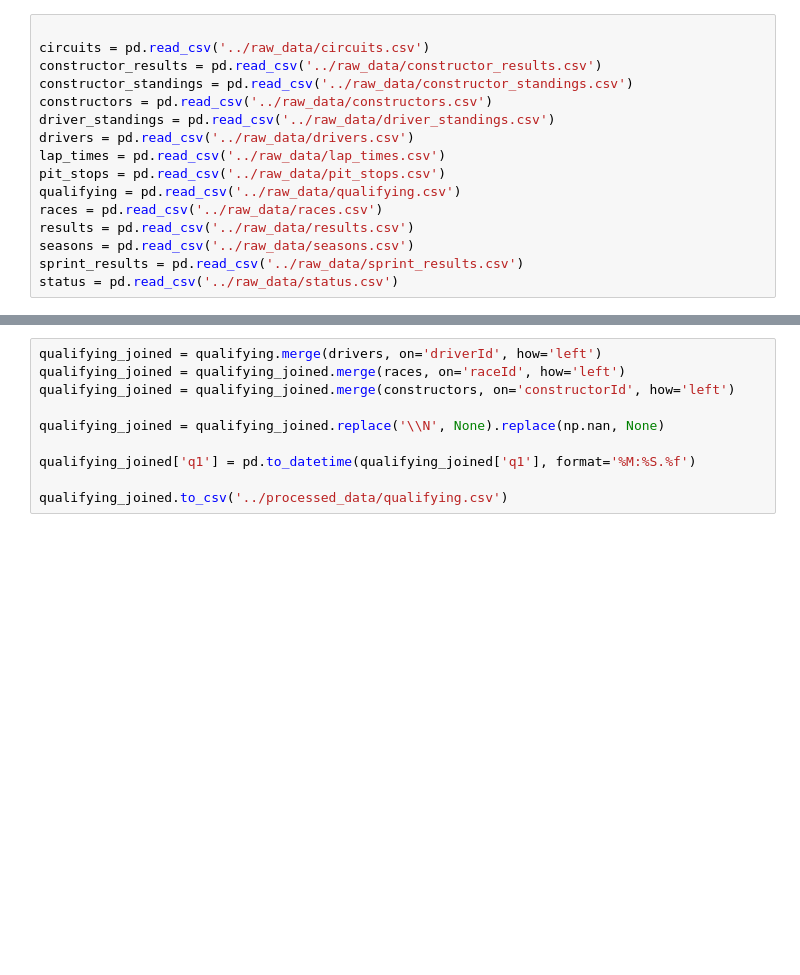
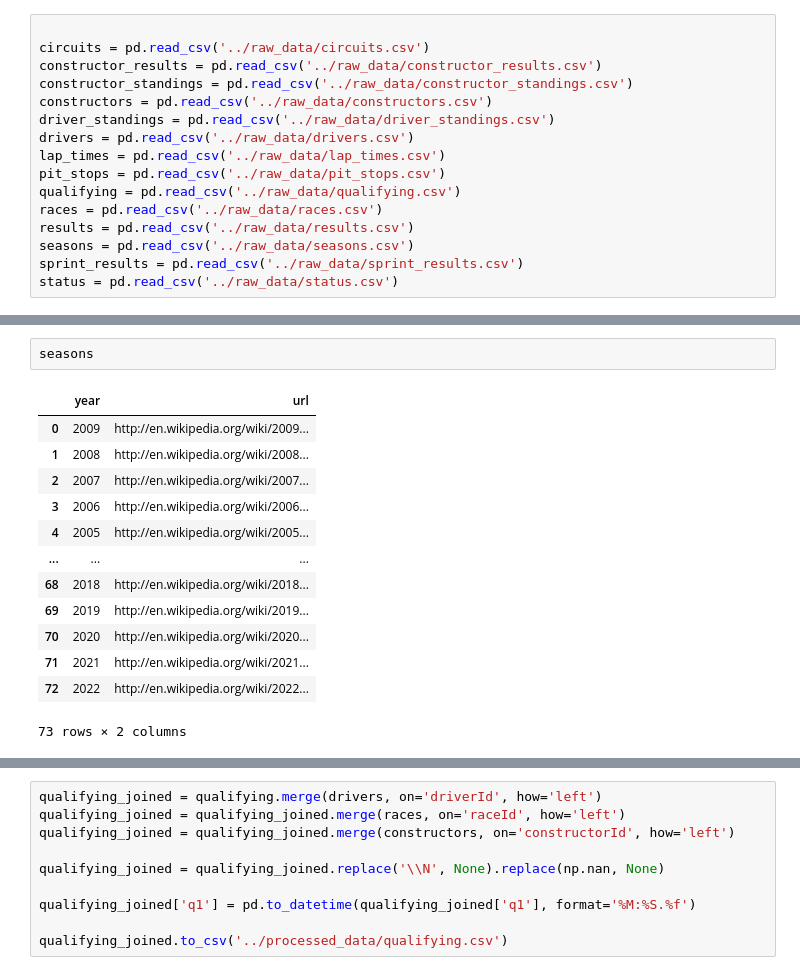
Before and after one commit to joethequant/formula_one, a Jupyter notebook: notebooks/join_data.ipynb, the cells around one changed output, grey strips where cells are left out. Cells and saved outputs as stored; diff of their text form; blank space fills up the shorter version.

```diff
--- a/notebooks/join_data.ipynb
+++ b/notebooks/join_data.ipynb
@@ -152,0 +20,16 @@ drivers[drivers.driverId == 822]
+# %%
+seasons
+# %% [output]
+|  | year | url |
+| 0 | 2009 | http://en.wikipedia.org/wiki/2009... |
+| 1 | 2008 | http://en.wikipedia.org/wiki/2008... |
+| 2 | 2007 | http://en.wikipedia.org/wiki/2007... |
+| 3 | 2006 | http://en.wikipedia.org/wiki/2006... |
+| 4 | 2005 | http://en.wikipedia.org/wiki/2005... |
+| ... | ... | ... |
+| 68 | 2018 | http://en.wikipedia.org/wiki/2018... |
+| 69 | 2019 | http://en.wikipedia.org/wiki/2019... |
+| 70 | 2020 | http://en.wikipedia.org/wiki/2020... |
+| 71 | 2021 | http://en.wikipedia.org/wiki/2021... |
+| 72 | 2022 | http://en.wikipedia.org/wiki/2022... |
+73 rows × 2 columns
```
Also changed, not shown: parts of 13 cells of this notebook, 1 other file.
